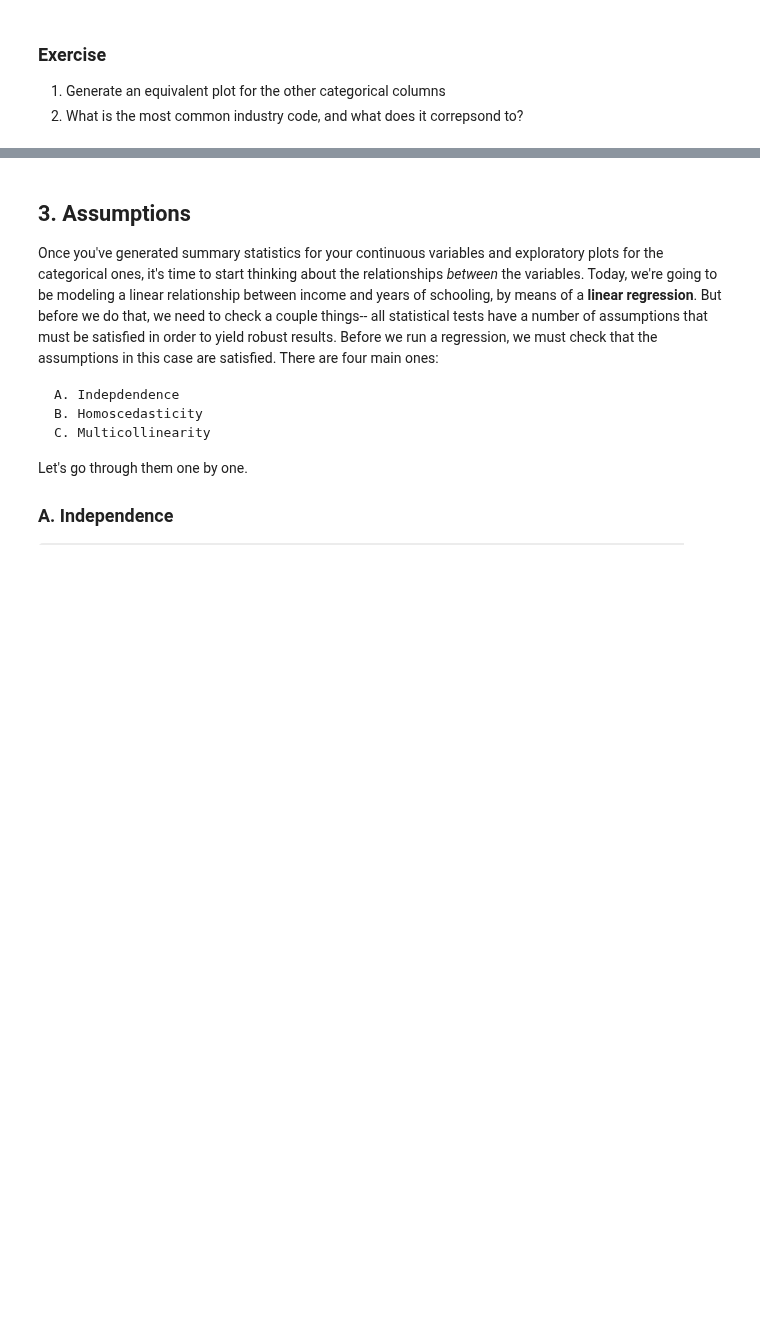
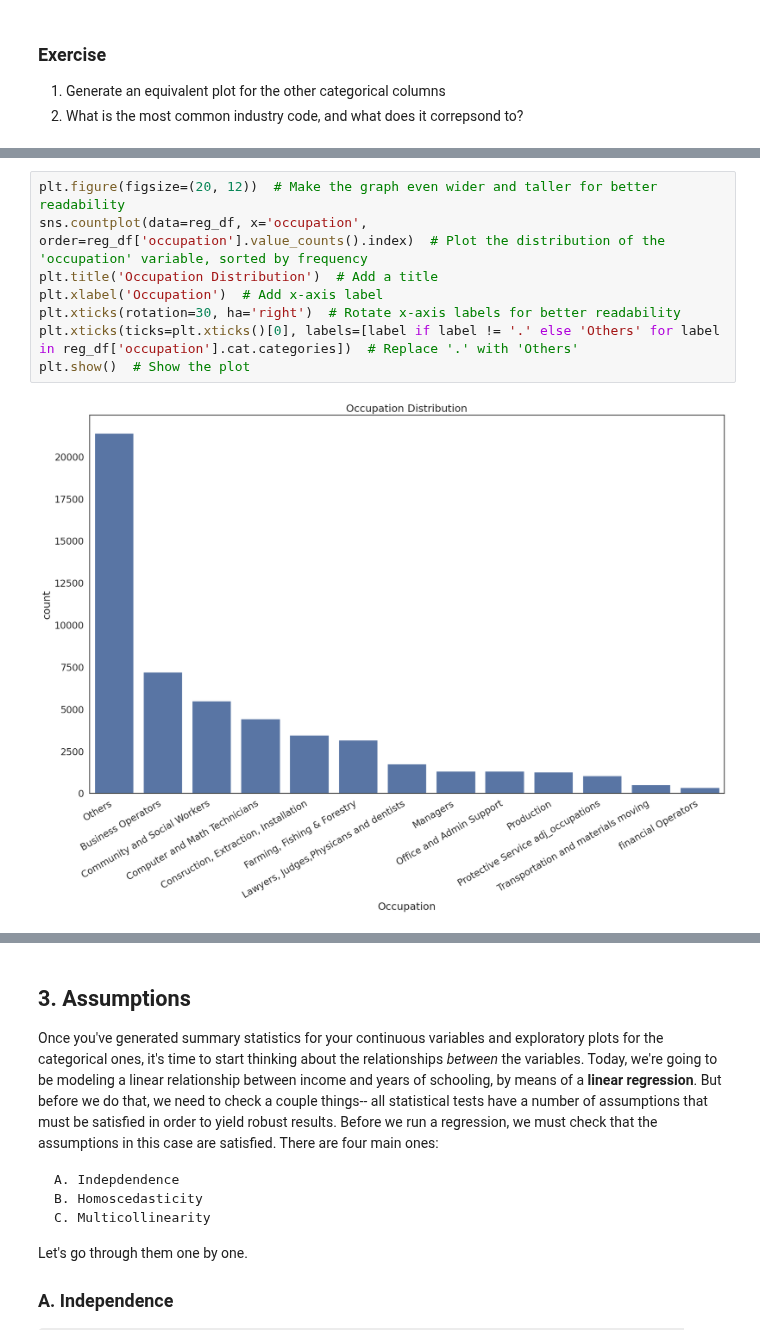
Before and after one commit to LYK0608/My-QM2, a Jupyter notebook: notebooks/W07. Distributions_and_Basic_Statistics.ipynb, the cells around one changed output, grey strips where cells are left out. Drawn from its saved outputs; the diff is of its cells as text; blank space fills up the shorter version.

```diff
--- a/notebooks/W07. Distributions_and_Basic_Statistics.ipynb
+++ b/notebooks/W07. Distributions_and_Basic_Statistics.ipynb
@@ -164,0 +183,10 @@ plt.show() # show the plot
+# %%
+plt.figure(figsize=(20, 12))  # Make the graph even wider and taller for better readability
+sns.countplot(data=reg_df, x='occupation', order=reg_df['occupation'].value_counts().index)  # Plot the distribution of the 'occupation' variable, sorted by frequency
+plt.title('Occupation Distribution')  # Add a title
+plt.xlabel('Occupation')  # Add x-axis label
+plt.xticks(rotation=30, ha='right')  # Rotate x-axis labels for better readability
+plt.xticks(ticks=plt.xticks()[0], labels=[label if label != '.' else 'Others' for label in reg_df['occupation'].cat.categories])  # Replace '.' with 'Others'
+plt.show()  # Show the plot
+# %% [output]
+[figure, added]
```
Also changed, not shown: parts of 9 cells of this notebook.
